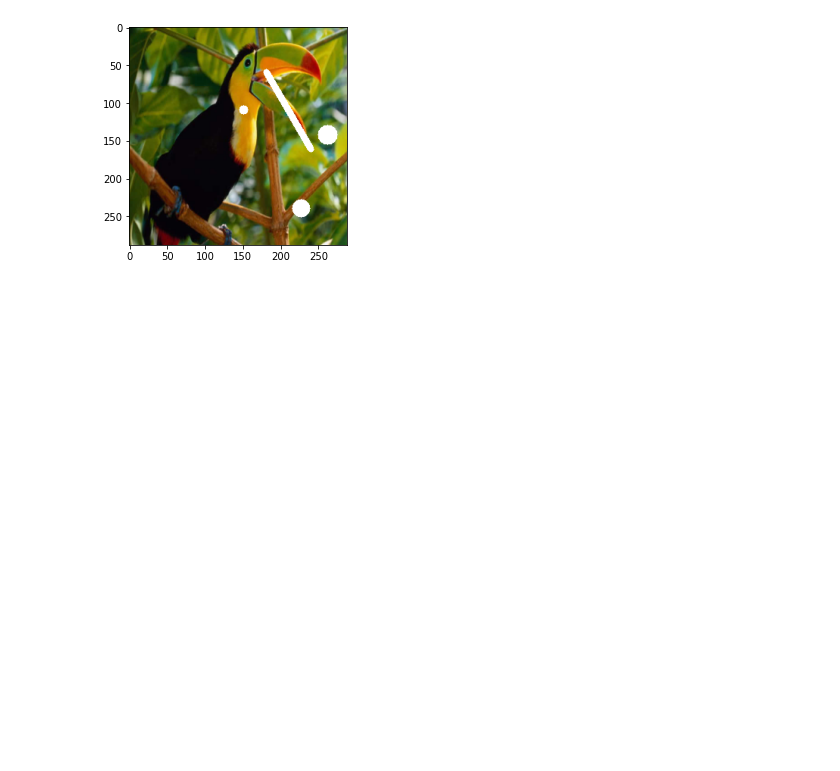
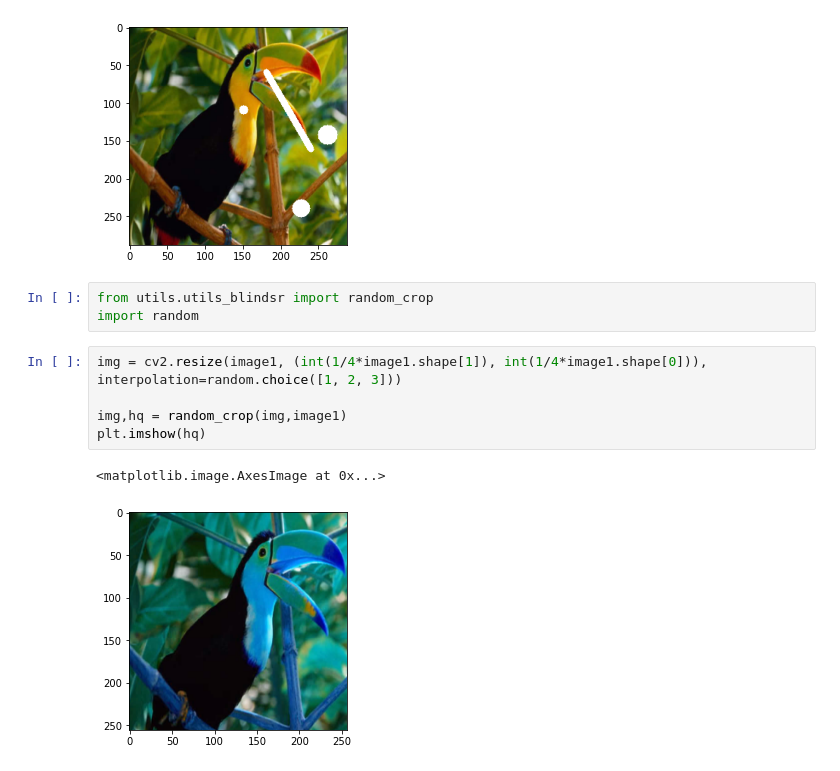
Before and after one commit to anismehrab/MULTIPSE, a Jupyter notebook: train.ipynb, the cells around one changed output. Cells and saved outputs as stored; diff of their text form; blank space fills up the shorter version.

```diff
--- a/train.ipynb
+++ b/train.ipynb
@@ -174,3 +174,14 @@ plt.imshow(image)
 (288, 288, 3)
 <matplotlib.image.AxesImage at 0x...>
 [figure]
+# %%
+from utils.utils_blindsr import random_crop
+import random
+# %%
+img = cv2.resize(image1, (int(1/4*image1.shape[1]), int(1/4*image1.shape[0])), interpolation=random.choice([1, 2, 3]))
+
+img,hq = random_crop(img,image1)
+plt.imshow(hq)
+# %% [output]
+<matplotlib.image.AxesImage at 0x...>
+[figure, added]
```
Also changed, not shown: parts of 1 cell of this notebook, 10 other files.
